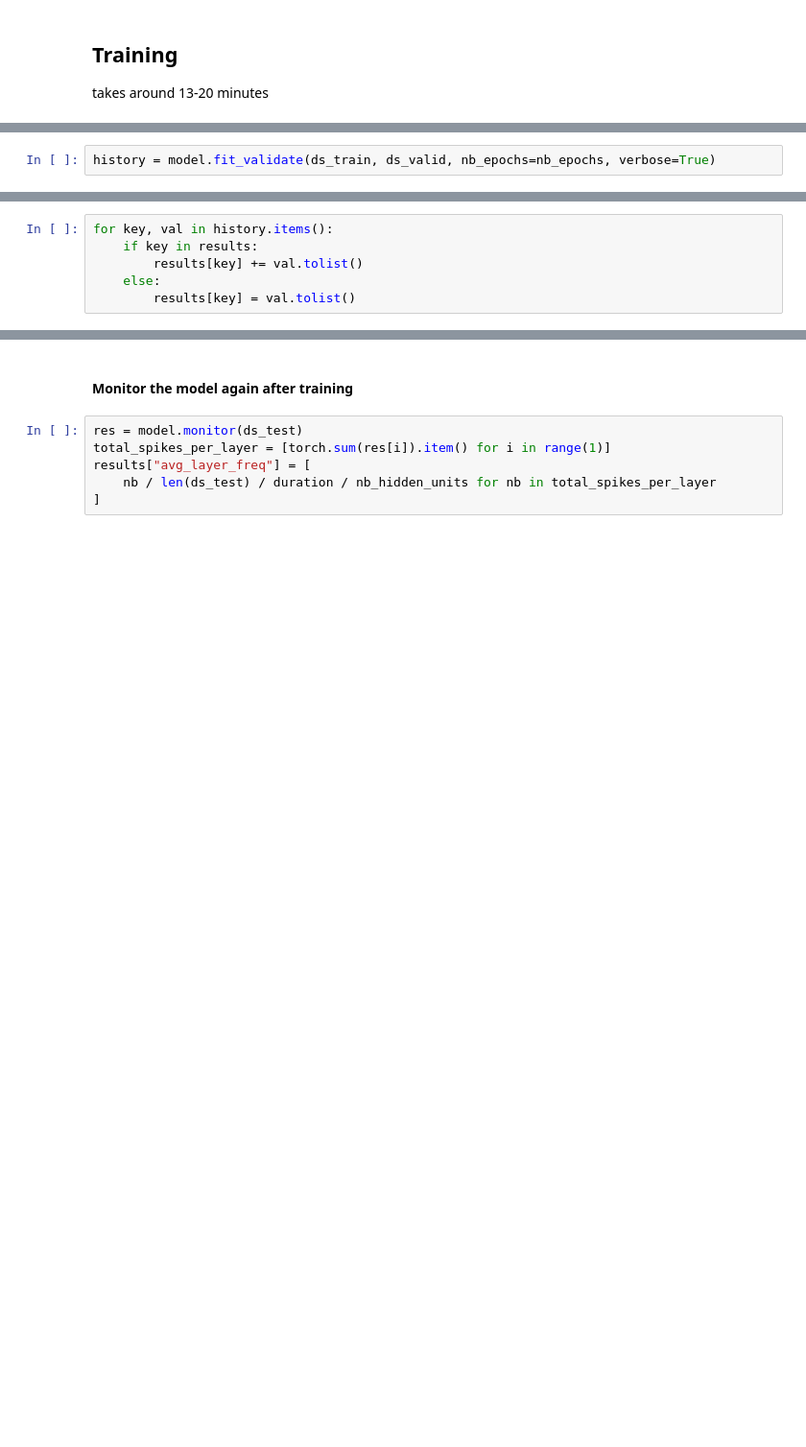
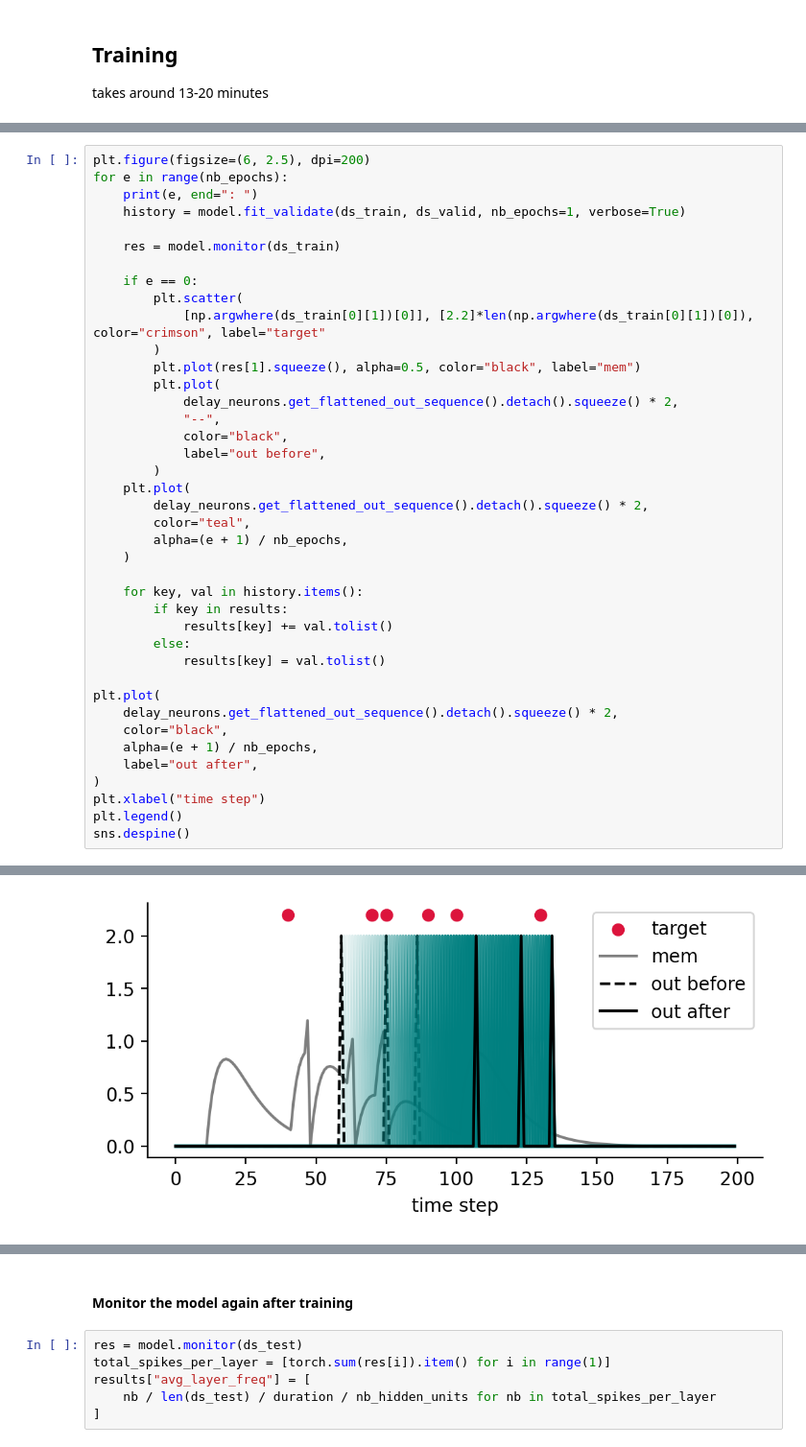
Before and after one commit to fmi-basel/stork, a Jupyter notebook: Playgrounds/delay_spike_train_matching_task.ipynb, the cells around one changed output, grey strips where cells are left out. Shown at 96% size. Saved outputs shown, nothing was run; the diff lists cells and outputs as text; blank space fills up the shorter version.

```diff
--- a/Playgrounds/delay_spike_train_matching_task.ipynb
+++ b/Playgrounds/delay_spike_train_matching_task.ipynb
@@ -243,2 +215,0 @@ tensor([25.0001], requires_grad=True)
-# %%
-history = model.fit_validate(ds_train, ds_valid, nb_epochs=nb_epochs, verbose=True)
@@ -263,6 +216,41 @@ history = model.fit_validate(ds_train, ds_valid, nb_epochs=nb_epochs, verbose=Tr
-# %%
-for key, val in history.items():
-    if key in results:
-        results[key] += val.tolist()
-    else:
-        results[key] = val.tolist()
+# %%
+plt.figure(figsize=(6, 2.5), dpi=200)
+for e in range(nb_epochs):
+    print(e, end=": ")
+    history = model.fit_validate(ds_train, ds_valid, nb_epochs=1, verbose=True)
+
+    res = model.monitor(ds_train)
+
+    if e == 0:
+        plt.scatter(
+            [np.argwhere(ds_train[0][1])[0]], [2.2]*len(np.argwhere(ds_train[0][1])[0]), color="crimson", label="target"
+        )
+        plt.plot(res[1].squeeze(), alpha=0.5, color="black", label="mem")
+        plt.plot(
+            delay_neurons.get_flattened_out_sequence().detach().squeeze() * 2,
+            "--",
+            color="black",
+            label="out before",
+        )
+    plt.plot(
+        delay_neurons.get_flattened_out_sequence().detach().squeeze() * 2,
+        color="teal",
+        alpha=(e + 1) / nb_epochs,
+    )
+
+    for key, val in history.items():
+        if key in results:
+            results[key] += val.tolist()
+        else:
+            results[key] = val.tolist()
+
+plt.plot(
+    delay_neurons.get_flattened_out_sequence().detach().squeeze() * 2,
+    color="black",
+    alpha=(e + 1) / nb_epochs,
+    label="out after",
+)
+plt.xlabel("time step")
+plt.legend()
+sns.despine()
+# %% [output]
@@ -269,3 +274,4 @@ for key, val in history.items():
+[figure, added]
 # %%
 print(delay_neurons.delays)
 # %% [output]
```
Also changed, not shown: parts of 27 cells of this notebook.
